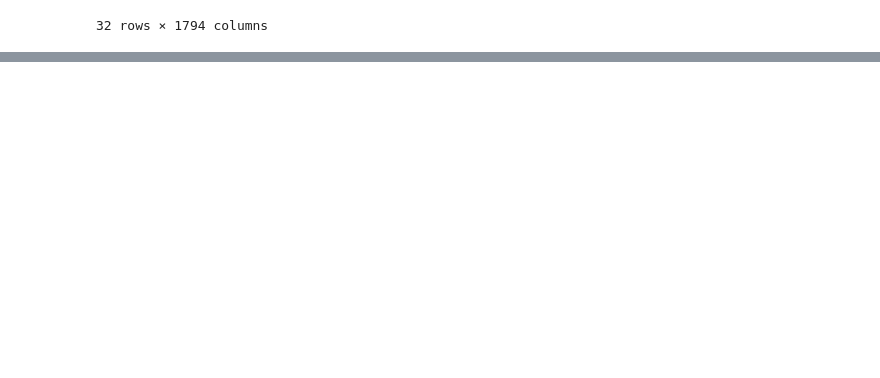
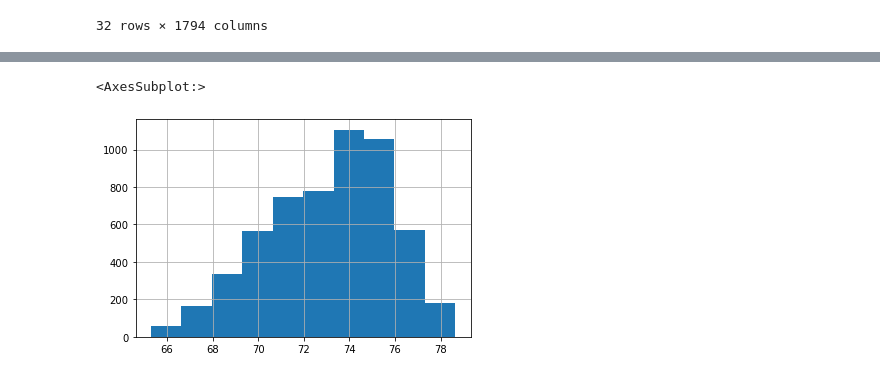
Before and after one commit to PLucasMendonca/Cursos, a Jupyter notebook: Aprendendo Analise de Dados/Treino/Untitled.ipynb, the cells around one changed output, grey strips where cells are left out. Drawn from its saved outputs; the diff is of its cells as text; code cells hidden in the pictures; blank space fills up the shorter version.

```diff
--- a/Aprendendo Analise de Dados/Treino/Untitled.ipynb
+++ b/Aprendendo Analise de Dados/Treino/Untitled.ipynb
@@ -490,0 +841,2 @@ igm[filtro].T
+# %%
+igm['ranking_igm'] = igm['ranking_igm'].str.replace('º','')
@@ -490,0 +858,3 @@ igm[filtro].T
+# %%
+#2
+igm['comissionados_por_servidor2'] = igm['comissionados']/igm['servidores']
@@ -490,0 +868,4 @@ igm[filtro].T
+# %%
+igm['comissionados_por_servidor'] = igm['comissionados']/igm['servidores']
+# %%
+igm.drop(columns= 'comissionados_por_servidor2', inplace=True)
@@ -490,0 +888,6 @@ igm[filtro].T
+# %%
+#1
+igm['exp_vida'].hist()
+# %% [output]
+<AxesSubplot:>
+[figure, added]
```
Also changed, not shown: parts of 141 cells of this notebook, 7 other files.
